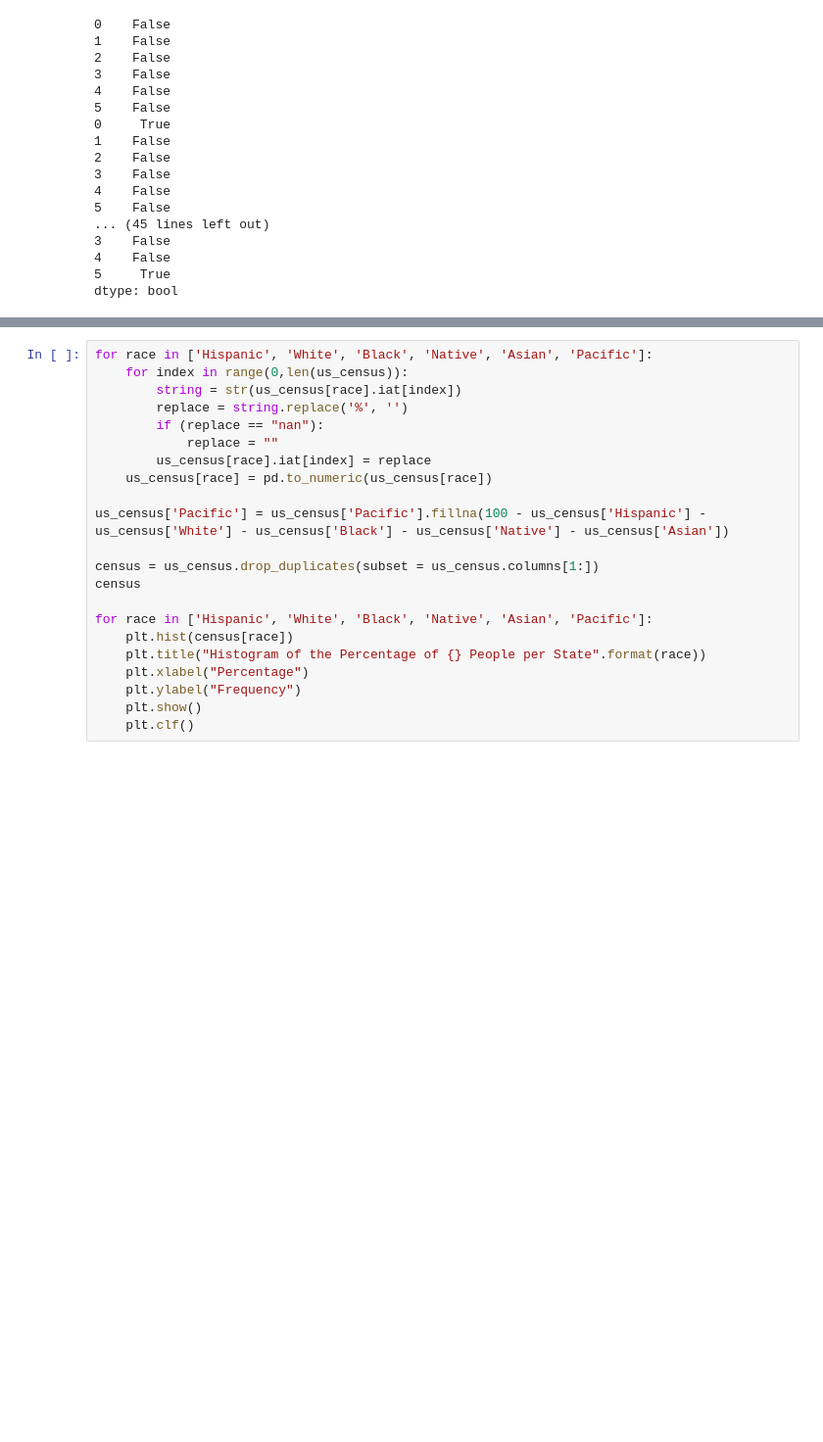
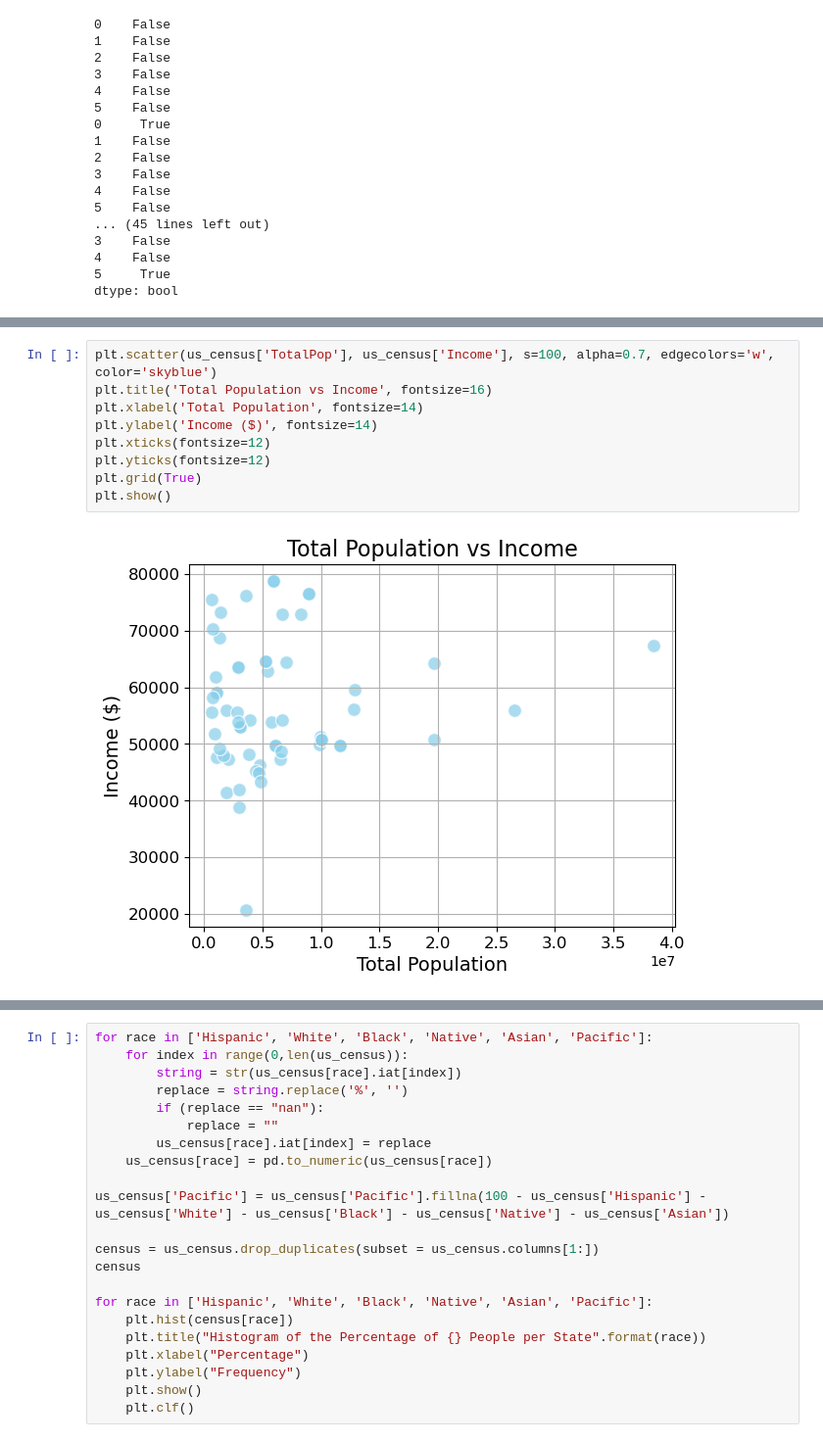
Before and after one commit to ZahraKiashemshaki/Cleaning-US-Census-Data., a Jupyter notebook: US Census Data..ipynb, the cells around one changed output, grey strips where cells are left out. Shown at 98% size. Saved outputs shown, nothing was run; the diff lists cells and outputs as text; blank space fills up the shorter version.

```diff
--- a/US Census Data..ipynb
+++ b/US Census Data..ipynb
@@ -283,0 +232,11 @@ plt.clf()
+# %%
+plt.scatter(us_census['TotalPop'], us_census['Income'], s=100, alpha=0.7, edgecolors='w', color='skyblue')
+plt.title('Total Population vs Income', fontsize=16)
+plt.xlabel('Total Population', fontsize=14)
+plt.ylabel('Income ($)', fontsize=14)
+plt.xticks(fontsize=12)
+plt.yticks(fontsize=12)
+plt.grid(True)
+plt.show()
+# %% [output]
+[figure, added]
```
Also changed, not shown: parts of 27 cells of this notebook.
